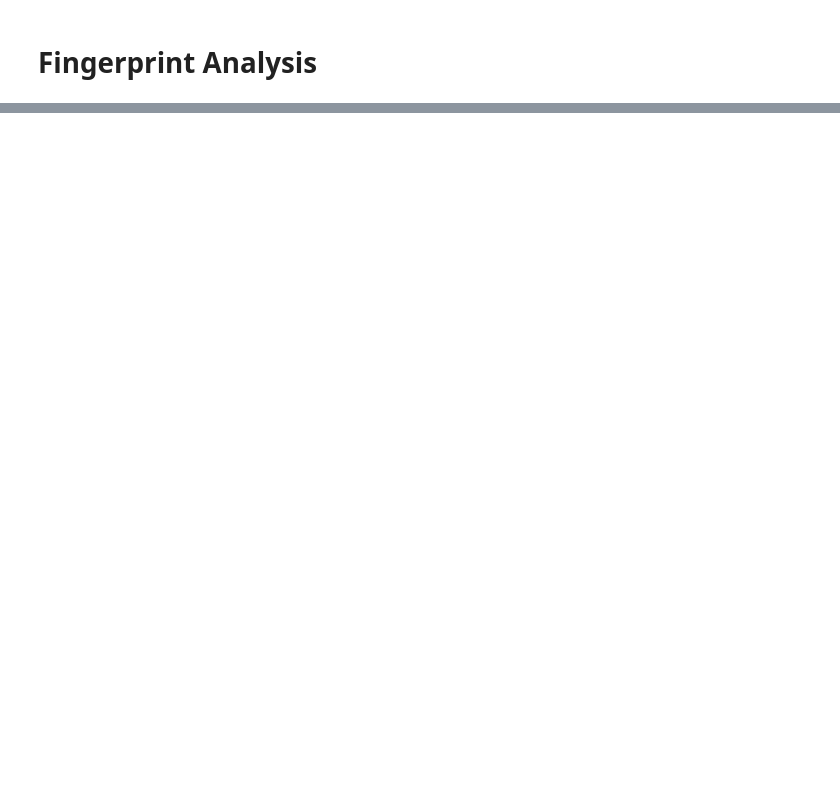
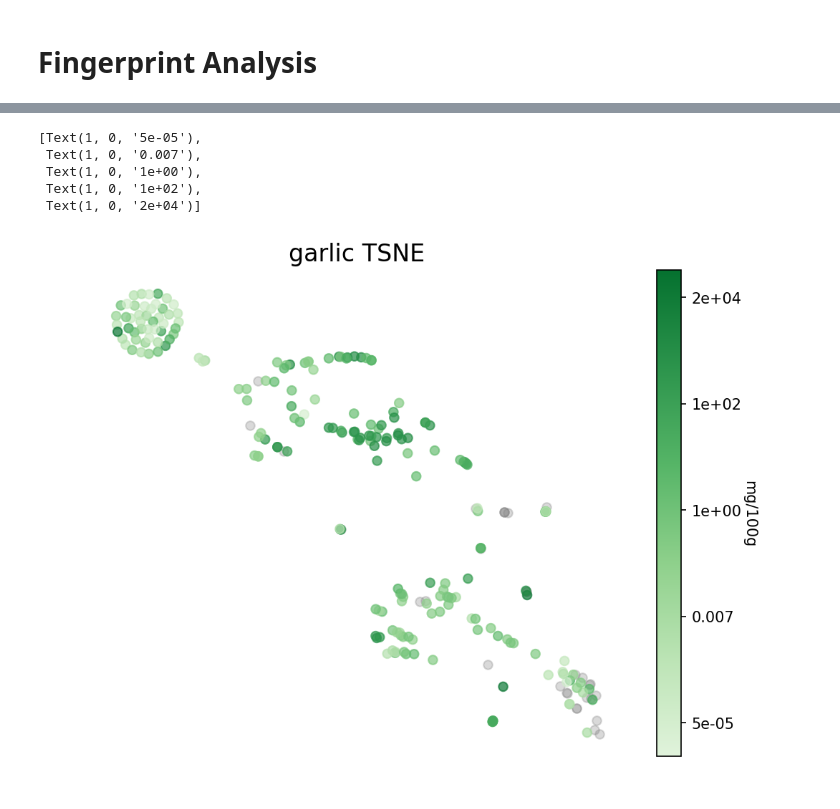
Before and after one commit to fhooton/FoodMine, a Jupyter notebook: Molecule_Embedding.ipynb, the cells around one changed output, grey strips where cells are left out. Drawn from its saved outputs; the diff is of its cells as text; code cells hidden in the pictures; blank space fills up the shorter version.

```diff
--- a/Molecule_Embedding.ipynb
+++ b/Molecule_Embedding.ipynb
@@ -113,0 +279,10 @@ chems = pd.read_pickle('misc_save/' + food + '_fingerprints.pkl')
+# %%
+#viz_data.to_pickle(f'misc_save/tsne_{food}_vizdata.pkl')
+
+target_col = 'mg/100g'
+food = 'garlic'
+
+# Loads specific TSNE transformation used in paper plots
+viz_data = pd.read_pickle(f'misc_save/tsne_{food}_vizdata.pkl')
+viz_data = viz_data[['tsne_0', 'tsne_1', 'source', 'chemical', target_col]]
+viz_data.head()
@@ -113,0 +296,41 @@ chems = pd.read_pickle('misc_save/' + food + '_fingerprints.pkl')
+# %%
+from matplotlib.colors import ListedColormap
+import matplotlib.colors as clr
+
+_, ax = plt.subplots(figsize=(8,6))
+
+v1 = viz_data[viz_data[target_col] != 0]
+v2 = viz_data[viz_data[target_col] == 0]
+
+color_values = v1[target_col].apply(np.log).tolist()
+
+min_c_val = -11.6 # Need to hardcode to make colorbars same for cocoa and garlic
+max_c_val = 11.3
+
+levels = np.linspace(min_c_val, max_c_val, 10)
+
+ax.scatter(v2.tsne_0.tolist(), v2.tsne_1.tolist(), c='grey',
+           marker='o', alpha=.3)
+
+f = ax.scatter(v1.tsne_0.tolist(), v1.tsne_1.tolist(), c=color_values,
+           cmap=clr.LinearSegmentedColormap.from_list('map1', sns.color_palette("Greens").as_hex(), N = 10000),
+               marker='o', alpha=.7, vmin=min_c_val, vmax=max_c_val)
+
+ax.set_title(food + ' TSNE', fontsize=16)
+ax.spines['right'].set_visible(False)
+ax.spines['top'].set_visible(False)
+plt.axis('off')
+
+
+cbar = plt.colorbar(f)
+cbar.set_label(target_col, rotation=270, labelpad=+10)
+
+ticks = cbar.get_ticks()
+cbar.ax.set_yticklabels(["{:.1}".format(np.exp(t)) for t in ticks])
+# %% [output]
+[Text(1, 0, '5e-05'),
+ Text(1, 0, '0.007'),
+ Text(1, 0, '1e+00'),
+ Text(1, 0, '1e+02'),
+ Text(1, 0, '2e+04')]
+[figure, added]
```
Also changed, not shown: parts of 20 cells of this notebook.
